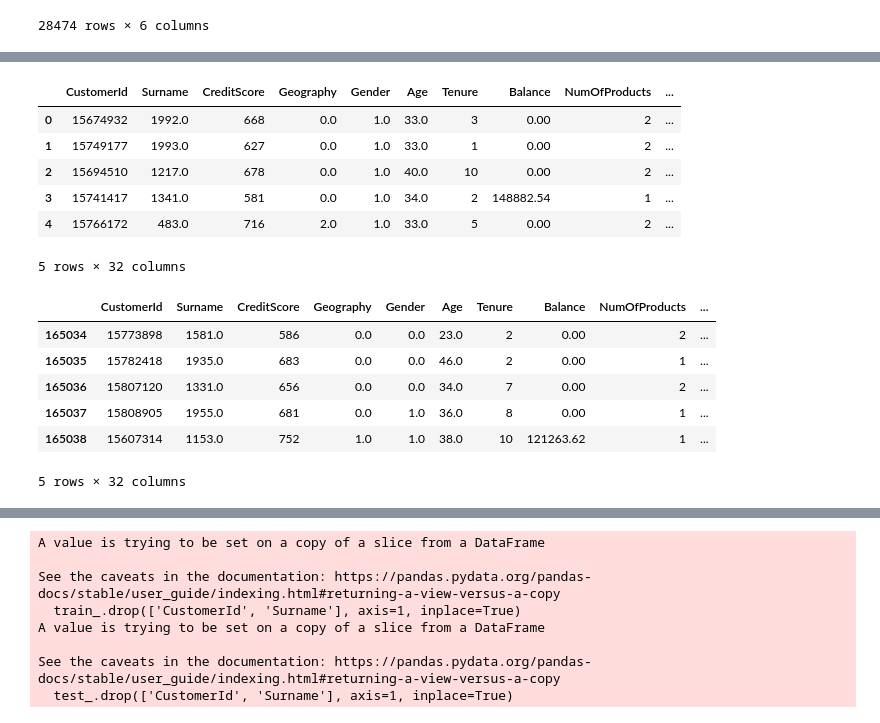
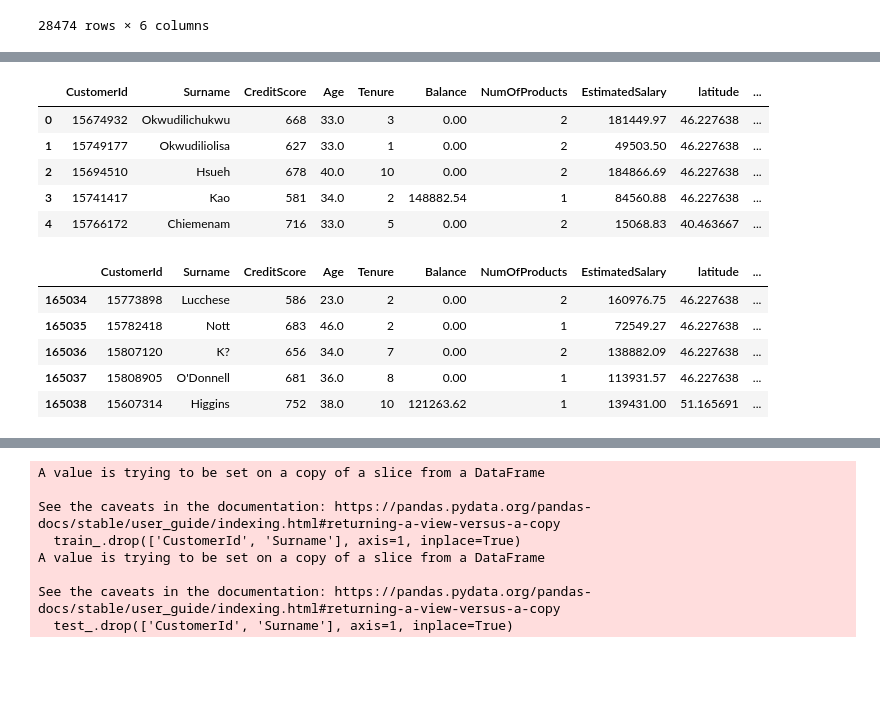
Before and after one commit to timothyafolami/kaggle-playground-series-2024, a Jupyter notebook: code.ipynb, the cells around one changed output, grey strips where cells are left out. Saved outputs shown, nothing was run; the diff lists cells and outputs as text; code cells hidden in the pictures; blank space fills up the shorter version.

```diff
--- a/code.ipynb
+++ b/code.ipynb
@@ -282,3 +282,11 @@ X.head()
 | 2 | 15694510 | Hsueh | 678 | France | Male | 40.0 | 10 | 0.00 | 2 | ... |
 | 3 | 15741417 | Kao | 581 | France | Male | 34.0 | 2 | 148882.54 | 1 | ... |
 | 4 | 15766172 | Chiemenam | 716 | Spain | Male | 33.0 | 5 | 0.00 | 2 | ... |
+# %%
+# selecting categorical feautures for one hot encoding
+cols = ['Geography', 'Gender', 'HasCrCard', 'IsActiveMember']
+
+# now using pd.get_dummies to one hot encode and setting them as integers
+
+X_ = pd.get_dummies(X, columns=cols, drop_first=True, dtype='int64')
+X_.head()
@@ -405,24 +419,24 @@ final_df
 # %%
 # now extracting the train set
-train_ = final_df[:train.shape[0]]
+# train_ = final_df[:train.shape[0]]
+train_ = X_[:train.shape[0]]
 train_.head()
 # %% [output]
-|  | CustomerId | Surname | CreditScore | Geography | Gender | Age | Tenure | Balance | NumOfProducts | ... |
-| 0 | 15674932 | 1992.0 | 668 | 0.0 | 1.0 | 33.0 | 3 | 0.00 | 2 | ... |
-| 1 | 15749177 | 1993.0 | 627 | 0.0 | 1.0 | 33.0 | 1 | 0.00 | 2 | ... |
-| 2 | 15694510 | 1217.0 | 678 | 0.0 | 1.0 | 40.0 | 10 | 0.00 | 2 | ... |
-| 3 | 15741417 | 1341.0 | 581 | 0.0 | 1.0 | 34.0 | 2 | 148882.54 | 1 | ... |
-| 4 | 15766172 | 483.0 | 716 | 2.0 | 1.0 | 33.0 | 5 | 0.00 | 2 | ... |
+|  | CustomerId | Surname | CreditScore | Age | Tenure | Balance | NumOfProducts | EstimatedSalary | latitude | ... |
+| 0 | 15674932 | Okwudilichukwu | 668 | 33.0 | 3 | 0.00 | 2 | 181449.97 | 46.227638 | ... |
+| 1 | 15749177 | Okwudiliolisa | 627 | 33.0 | 1 | 0.00 | 2 | 49503.50 | 46.227638 | ... |
+| 2 | 15694510 | Hsueh | 678 | 40.0 | 10 | 0.00 | 2 | 184866.69 | 46.227638 | ... |
+| 3 | 15741417 | Kao | 581 | 34.0 | 2 | 148882.54 | 1 | 84560.88 | 46.227638 | ... |
+| 4 | 15766172 | Chiemenam | 716 | 33.0 | 5 | 0.00 | 2 | 15068.83 | 40.463667 | ... |
-5 rows × 32 columns
 # %%
 # extracting the test set
-test_ = final_df[train.shape[0]:]
+# test_ = final_df[train.shape[0]:]
+test_ = X_[train.shape[0]:]
 test_.head()
 # %% [output]
-|  | CustomerId | Surname | CreditScore | Geography | Gender | Age | Tenure | Balance | NumOfProducts | ... |
-| 165034 | 15773898 | 1581.0 | 586 | 0.0 | 0.0 | 23.0 | 2 | 0.00 | 2 | ... |
-| 165035 | 15782418 | 1935.0 | 683 | 0.0 | 0.0 | 46.0 | 2 | 0.00 | 1 | ... |
-| 165036 | 15807120 | 1331.0 | 656 | 0.0 | 0.0 | 34.0 | 7 | 0.00 | 2 | ... |
-| 165037 | 15808905 | 1955.0 | 681 | 0.0 | 1.0 | 36.0 | 8 | 0.00 | 1 | ... |
-| 165038 | 15607314 | 1153.0 | 752 | 1.0 | 1.0 | 38.0 | 10 | 121263.62 | 1 | ... |
+|  | CustomerId | Surname | CreditScore | Age | Tenure | Balance | NumOfProducts | EstimatedSalary | latitude | ... |
+| 165034 | 15773898 | Lucchese | 586 | 23.0 | 2 | 0.00 | 2 | 160976.75 | 46.227638 | ... |
+| 165035 | 15782418 | Nott | 683 | 46.0 | 2 | 0.00 | 1 | 72549.27 | 46.227638 | ... |
+| 165036 | 15807120 | K? | 656 | 34.0 | 7 | 0.00 | 2 | 138882.09 | 46.227638 | ... |
+| 165037 | 15808905 | O'Donnell | 681 | 36.0 | 8 | 0.00 | 1 | 113931.57 | 46.227638 | ... |
+| 165038 | 15607314 | Higgins | 752 | 38.0 | 10 | 121263.62 | 1 | 139431.00 | 51.165691 | ... |
-5 rows × 32 columns
```
Also changed, not shown: parts of 26 cells of this notebook.
